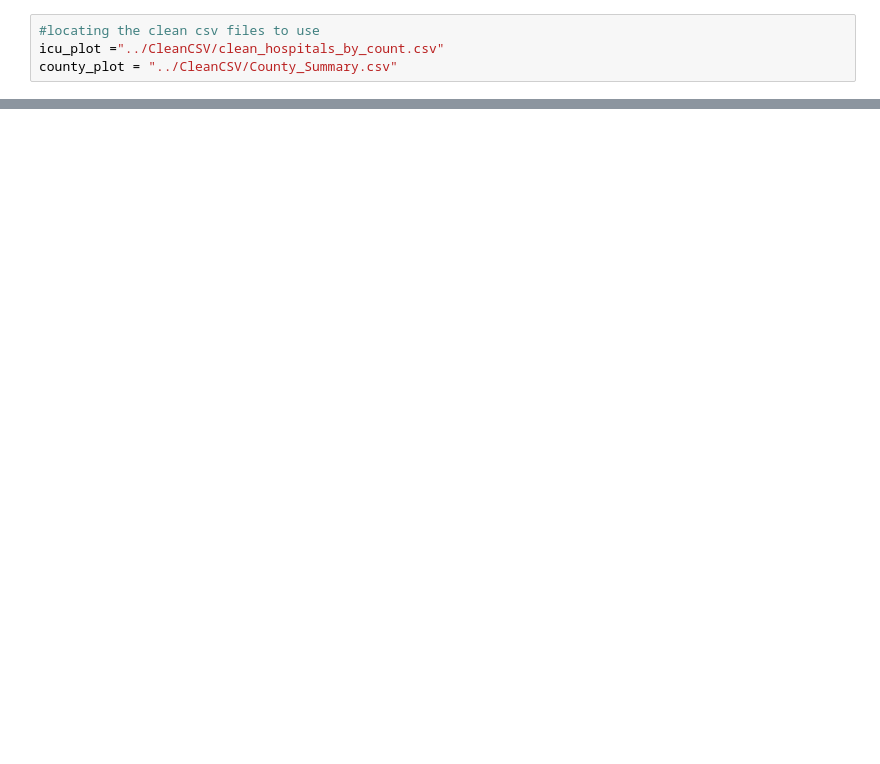
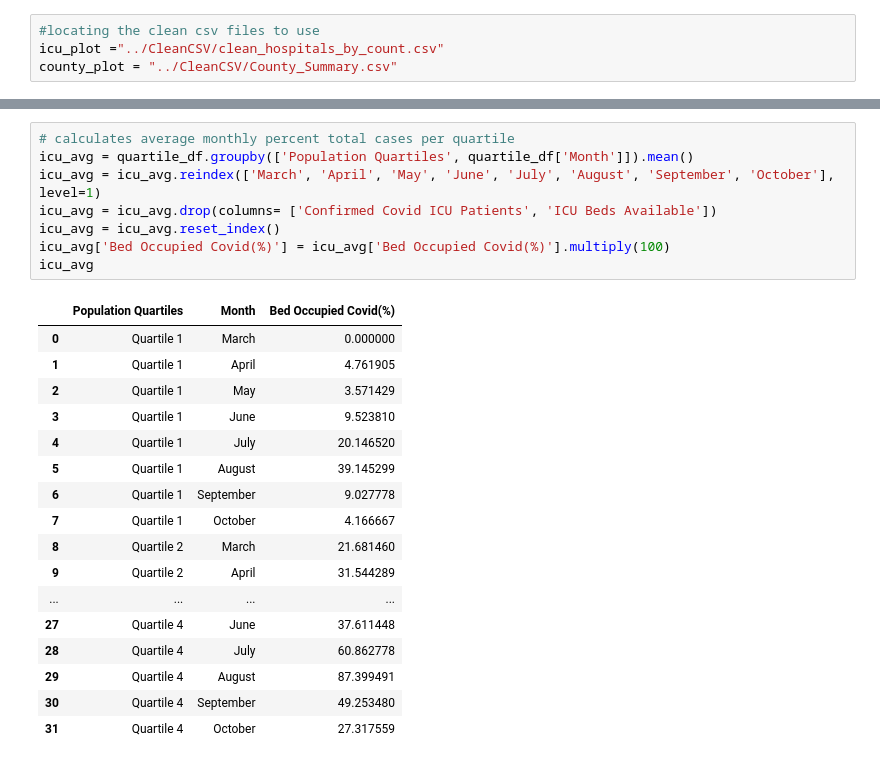
Before and after one commit to alexcorona-25/UCI-Project-1-Group-10, a Jupyter notebook: Analysis/Analysis Acorona.ipynb, the cells around one changed output, grey strips where cells are left out. Saved outputs shown, nothing was run; the diff lists cells and outputs as text; blank space fills up the shorter version.

```diff
--- a/Analysis/Analysis Acorona.ipynb
+++ b/Analysis/Analysis Acorona.ipynb
@@ -70,0 +79,26 @@ plt.show()
+# %%
+# calculates average monthly percent total cases per quartile
+icu_avg = quartile_df.groupby(['Population Quartiles', quartile_df['Month']]).mean()
+icu_avg = icu_avg.reindex(['March', 'April', 'May', 'June', 'July', 'August', 'September', 'October'], level=1)
+icu_avg = icu_avg.drop(columns= ['Confirmed Covid ICU Patients', 'ICU Beds Available'])
+icu_avg = icu_avg.reset_index()
+icu_avg['Bed Occupied Covid(%)'] = icu_avg['Bed Occupied Covid(%)'].multiply(100)
+icu_avg
+# %% [output]
+|  | Population Quartiles | Month | Bed Occupied Covid(%) |
+| 0 | Quartile 1 | March | 0.000000 |
+| 1 | Quartile 1 | April | 4.761905 |
+| 2 | Quartile 1 | May | 3.571429 |
+| 3 | Quartile 1 | June | 9.523810 |
+| 4 | Quartile 1 | July | 20.146520 |
+| 5 | Quartile 1 | August | 39.145299 |
+| 6 | Quartile 1 | September | 9.027778 |
+| 7 | Quartile 1 | October | 4.166667 |
+| 8 | Quartile 2 | March | 21.681460 |
+| 9 | Quartile 2 | April | 31.544289 |
+| ... | ... | ... | ... |
+| 27 | Quartile 4 | June | 37.611448 |
+| 28 | Quartile 4 | July | 60.862778 |
+| 29 | Quartile 4 | August | 87.399491 |
+| 30 | Quartile 4 | September | 49.253480 |
+| 31 | Quartile 4 | October | 27.317559 |
```
Also changed, not shown: parts of 9 cells of this notebook, 1 other file.
